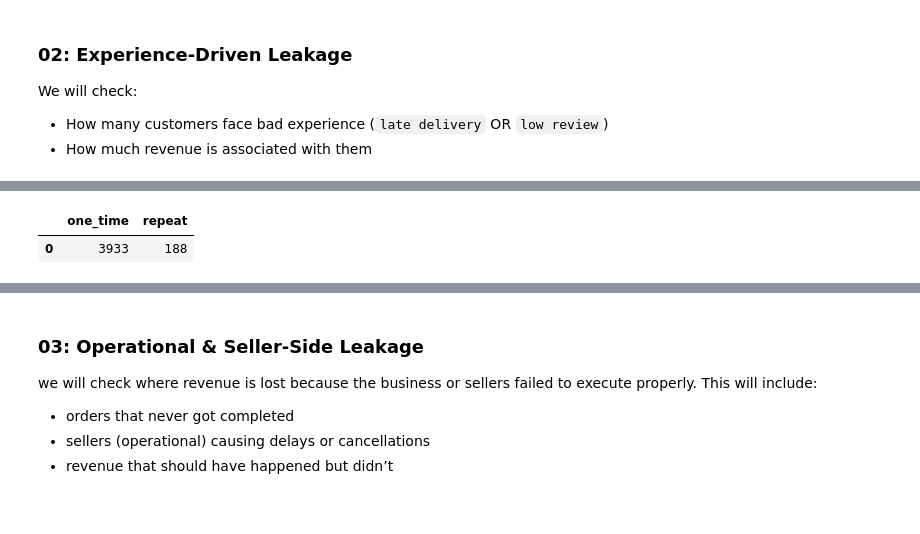
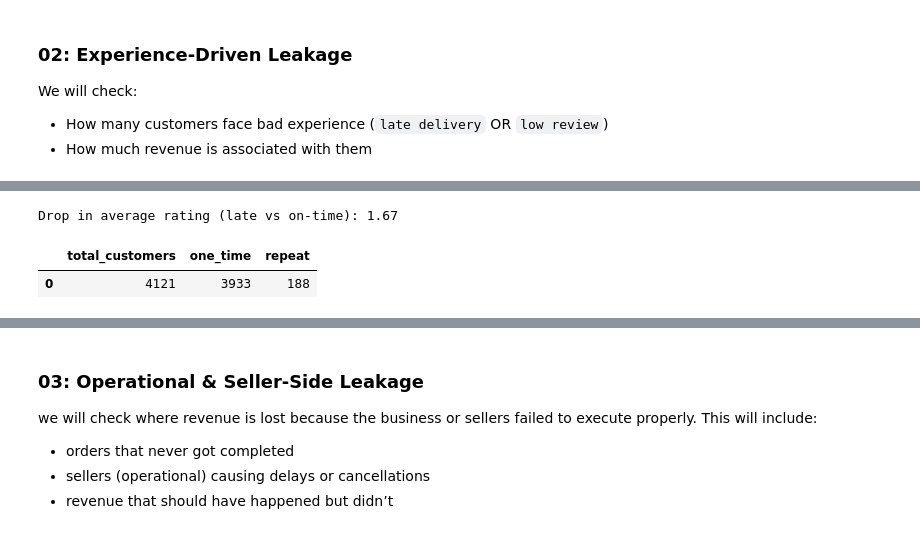
Before and after one commit to anuragchauhan21/Revenue_Risk_Analysis, a Jupyter notebook: revenue_leakage_analysis.ipynb, the cells around one changed output, grey strips where cells are left out. Cells and saved outputs as stored; diff of their text form; code cells hidden in the pictures.

```diff
--- a/revenue_leakage_analysis.ipynb
+++ b/revenue_leakage_analysis.ipynb
@@ -363,31 +414,39 @@ pd.read_sql(query, conn)
+# %%
+print("Drop in average rating (late vs on-time):",
+      float((avg_rating['avg_ON_time_rating'] / avg_rating['avg_late_rating']).round(2))
+)
+# %% [output]
+Drop in average rating (late vs on-time): 1.67
 # %%
 # Experience & Customer return behaviour
 query = '''
 WITH bad_exp_customers AS (
     SELECT DISTINCT c.customer_unique_id AS id
     FROM customers c
     JOIN orders o
     ON c.customer_id = o.customer_id
     JOIN reviews r
     ON r.order_id = o.order_id
     WHERE (o.order_status = "delivered" AND (o.order_delivered_customer_date > o.order_estimated_delivery_date)
         AND r.review_score <= 2)
 ),
 customers_order_count AS (
     SELECT b.id, COUNT(o.order_id) AS total_orders
     FROM bad_exp_customers b JOIN customers c
     ON b.id = c.customer_unique_id
     JOIN orders o
     ON o.customer_id = c.customer_id
     GROUP BY b.id
 )
 
-SELECT SUM(CASE WHEN total_orders = 1 THEN 1 ELSE 0 END) AS one_time,
+SELECT COUNT(*) AS total_customers,
+       SUM(CASE WHEN total_orders = 1 THEN 1 ELSE 0 END) AS one_time,
        SUM(CASE WHEN total_orders > 1 THEN 1 ELSE 0 END) AS repeat
 FROM customers_order_count;
 '''
 
-pd.read_sql(query, conn)
+repeat_orders = pd.read_sql(query, conn)
+repeat_orders
 # %% [output]
-|  | one_time | repeat |
-| 0 | 3933 | 188 |
+|  | total_customers | one_time | repeat |
+| 0 | 4121 | 3933 | 188 |
```
Also changed, not shown: parts of 24 cells of this notebook.
